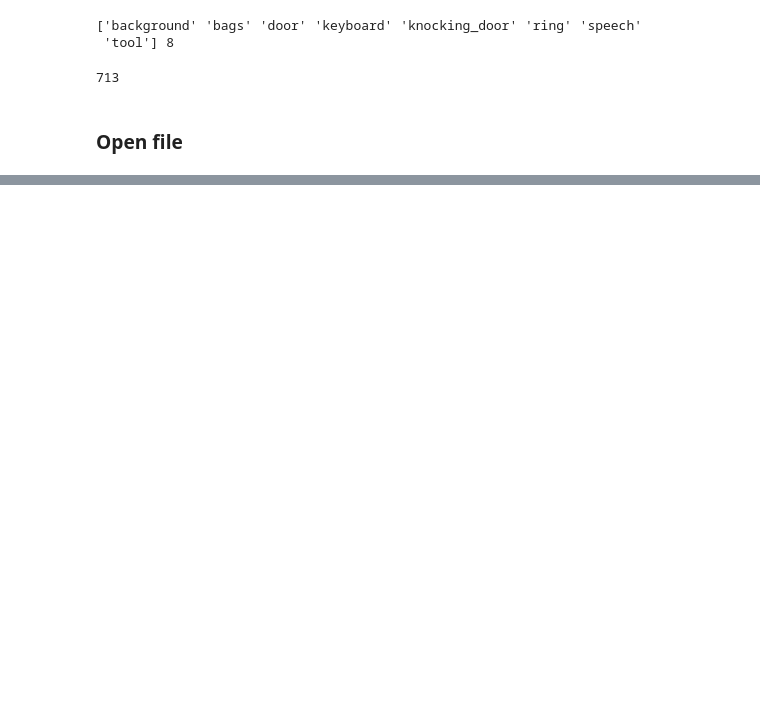
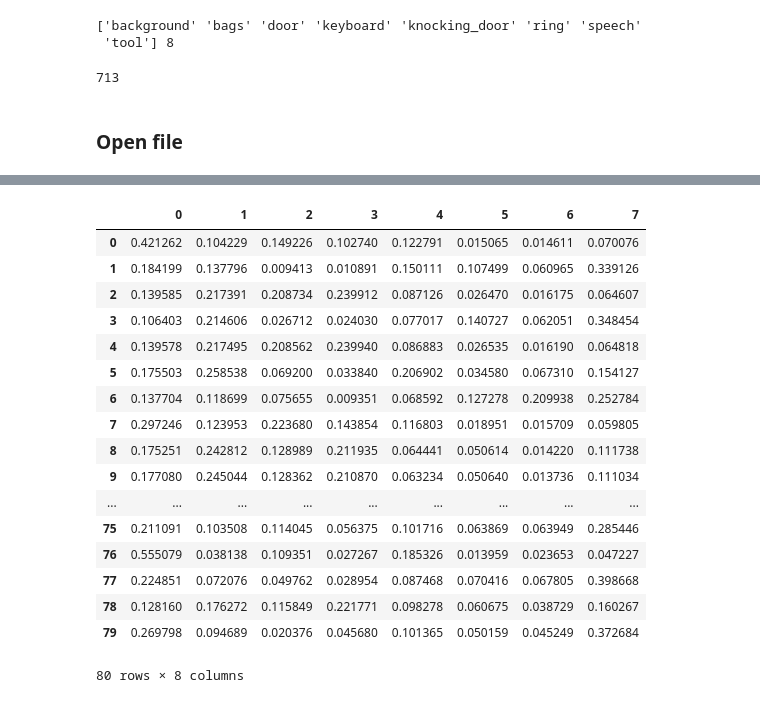
Before and after one commit to AntonOkhotnikov/STC-task, a Jupyter notebook: code/read_meta.ipynb, the cells around one changed output, grey strips where cells are left out. Drawn from its saved outputs; the diff is of its cells as text; code cells hidden in the pictures; blank space fills up the shorter version.

```diff
--- a/code/read_meta.ipynb
+++ b/code/read_meta.ipynb
@@ -50,0 +75,13 @@ numpy.ndarray
+# %%
+def pick_n_each(df, n, shuffle):
+    df = df.sample(frac=1).reset_index(drop=True)
+    res = pd.DataFrame(columns=df.columns)
+    for label in df["label"].unique():
+        res = res.append(df[df.label == label].iloc[0:n])
+    if shuffle:
+        return res.sample(frac=1).reset_index(drop=True)
+    return res
+# %%
+N = 10
+small = pick_n_each(meta, N, True)
+test = pick_n_each(meta, N, True)
@@ -50,0 +110,11 @@ numpy.ndarray
+# %%
+# add a column with a feature vectors
+def make_fv(record):
+    # load file
+    fs, data = wavfile.read(path + '/data_v_7_stc/audio/' + record)
+    mfcc_feature = psf.mfcc(data, samplerate=fs, nfft=1024, nfilt=40, numcep=20)
+    return mfcc_feature
+
+
+small['features'] = small.filename.apply(lambda x: make_fv(x))
+test['features'] = test.filename.apply(lambda x: make_fv(x))
@@ -50,0 +198,4 @@ numpy.ndarray
+# %%
+pred = model.predict(X_test, verbose=1)
+pd.DataFrame(pred)
+# %% [output]
@@ -50,0 +203,18 @@ numpy.ndarray
+|  | 0 | 1 | 2 | 3 | 4 | 5 | 6 | 7 |
+| 0 | 0.421262 | 0.104229 | 0.149226 | 0.102740 | 0.122791 | 0.015065 | 0.014611 | 0.070076 |
+| 1 | 0.184199 | 0.137796 | 0.009413 | 0.010891 | 0.150111 | 0.107499 | 0.060965 | 0.339126 |
+| 2 | 0.139585 | 0.217391 | 0.208734 | 0.239912 | 0.087126 | 0.026470 | 0.016175 | 0.064607 |
+| 3 | 0.106403 | 0.214606 | 0.026712 | 0.024030 | 0.077017 | 0.140727 | 0.062051 | 0.348454 |
+| 4 | 0.139578 | 0.217495 | 0.208562 | 0.239940 | 0.086883 | 0.026535 | 0.016190 | 0.064818 |
+| 5 | 0.175503 | 0.258538 | 0.069200 | 0.033840 | 0.206902 | 0.034580 | 0.067310 | 0.154127 |
+| 6 | 0.137704 | 0.118699 | 0.075655 | 0.009351 | 0.068592 | 0.127278 | 0.209938 | 0.252784 |
+| 7 | 0.297246 | 0.123953 | 0.223680 | 0.143854 | 0.116803 | 0.018951 | 0.015709 | 0.059805 |
+| 8 | 0.175251 | 0.242812 | 0.128989 | 0.211935 | 0.064441 | 0.050614 | 0.014220 | 0.111738 |
+| 9 | 0.177080 | 0.245044 | 0.128362 | 0.210870 | 0.063234 | 0.050640 | 0.013736 | 0.111034 |
+| ... | ... | ... | ... | ... | ... | ... | ... | ... |
+| 75 | 0.211091 | 0.103508 | 0.114045 | 0.056375 | 0.101716 | 0.063869 | 0.063949 | 0.285446 |
+| 76 | 0.555079 | 0.038138 | 0.109351 | 0.027267 | 0.185326 | 0.013959 | 0.023653 | 0.047227 |
+| 77 | 0.224851 | 0.072076 | 0.049762 | 0.028954 | 0.087468 | 0.070416 | 0.067805 | 0.398668 |
+| 78 | 0.128160 | 0.176272 | 0.115849 | 0.221771 | 0.098278 | 0.060675 | 0.038729 | 0.160267 |
+| 79 | 0.269798 | 0.094689 | 0.020376 | 0.045680 | 0.101365 | 0.050159 | 0.045249 | 0.372684 |
+80 rows × 8 columns
```
Also changed, not shown: parts of 21 cells of this notebook, 1 other file.
